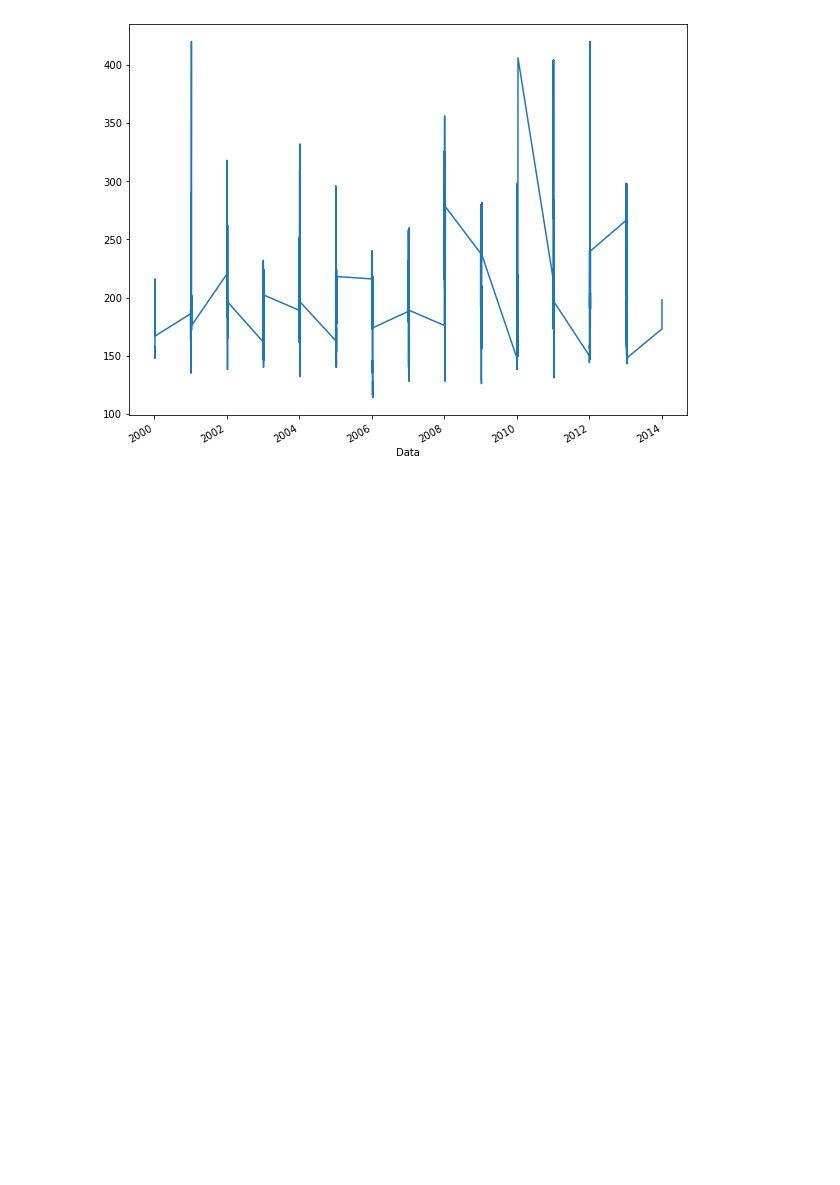
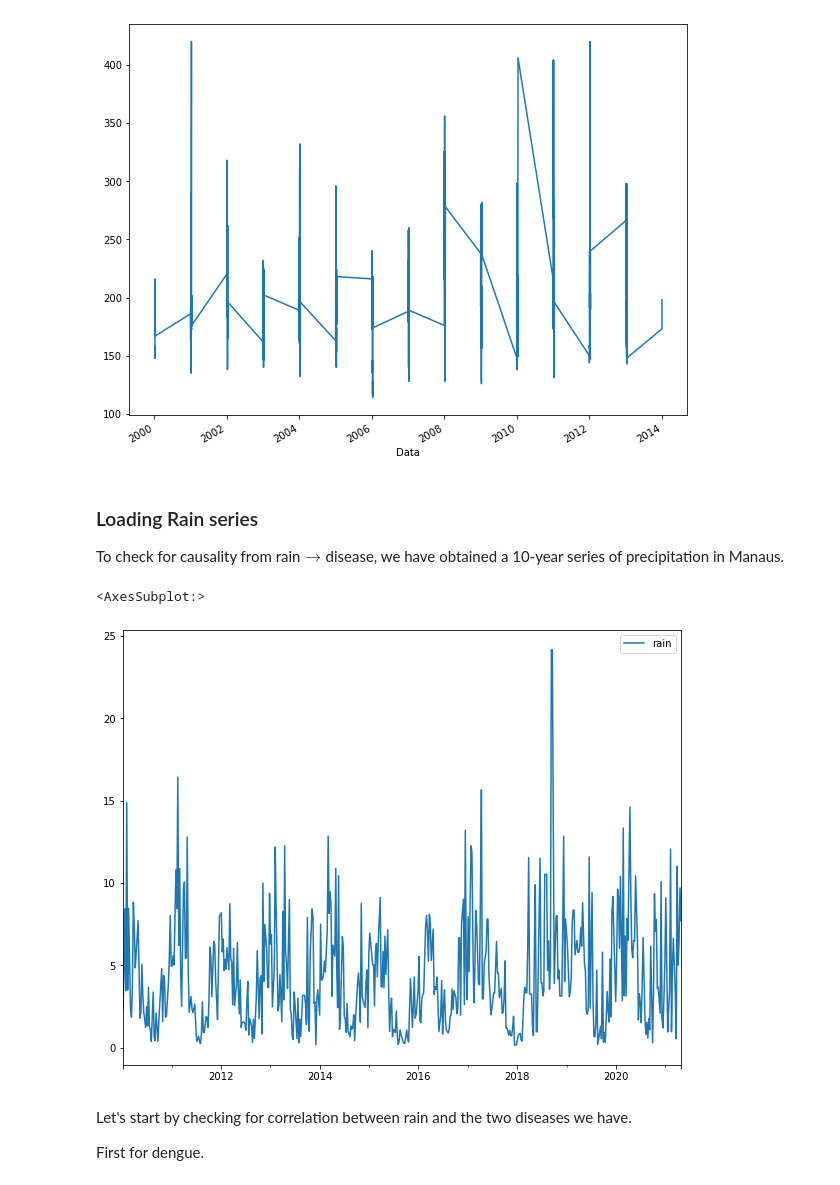
Before and after one commit to fccoelho/sistemas_dinamicos_aplicados, a Jupyter notebook: Sage/Causality in Dynamical Sysytems- Application.ipynb, the cells around one changed output. Cells and saved outputs as stored; diff of their text form; code cells hidden in the pictures; blank space fills up the shorter version.

Commit message:
Updated causality notebook

```diff
--- a/Sage/Causality in Dynamical Sysytems- Application.ipynb
+++ b/Sage/Causality in Dynamical Sysytems- Application.ipynb
@@ -395,3 +389,16 @@ nivagua.Maxima.dropna().plot()
 # %% [output]
 <AxesSubplot:xlabel='Data'>
 [figure]
+# %% [markdown]
+### Loading Rain series
+To check for causality from rain$\rightarrow$disease, we have obtained a 10-year series of precipitation in Manaus.
+# %%
+rain = pd.read_parquet('manaus_rain_2010_21.parquet')
+rain.plot();
+# %% [output]
+<AxesSubplot:>
+[figure, added]
+# %% [markdown]
+Let's start by checking for correlation between rain and the two diseases we have.
+
+First for dengue.
```
Also changed, not shown: parts of 10 cells of this notebook.
